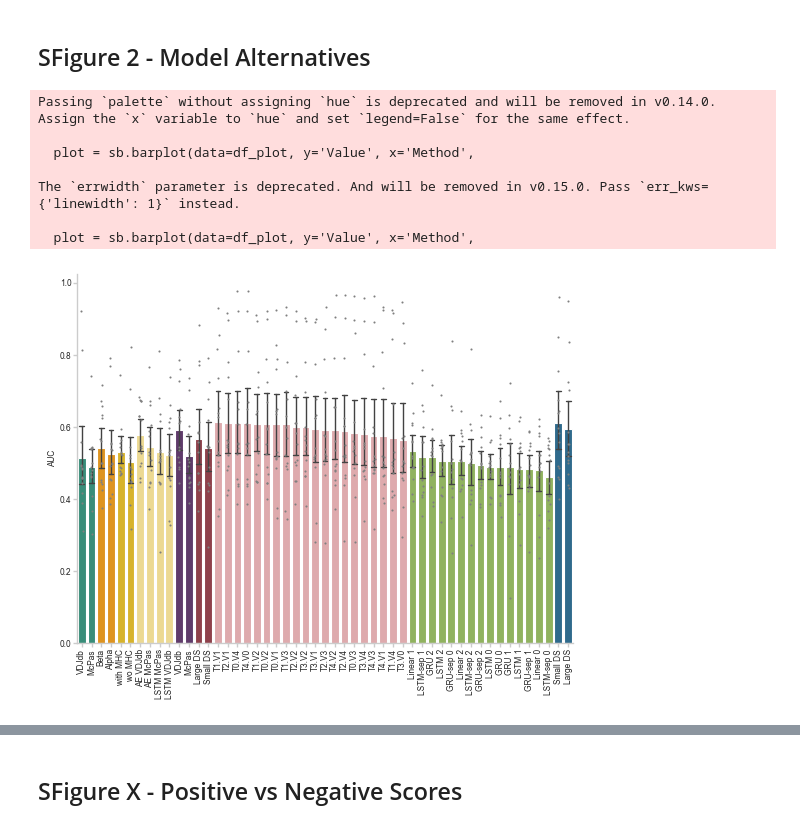
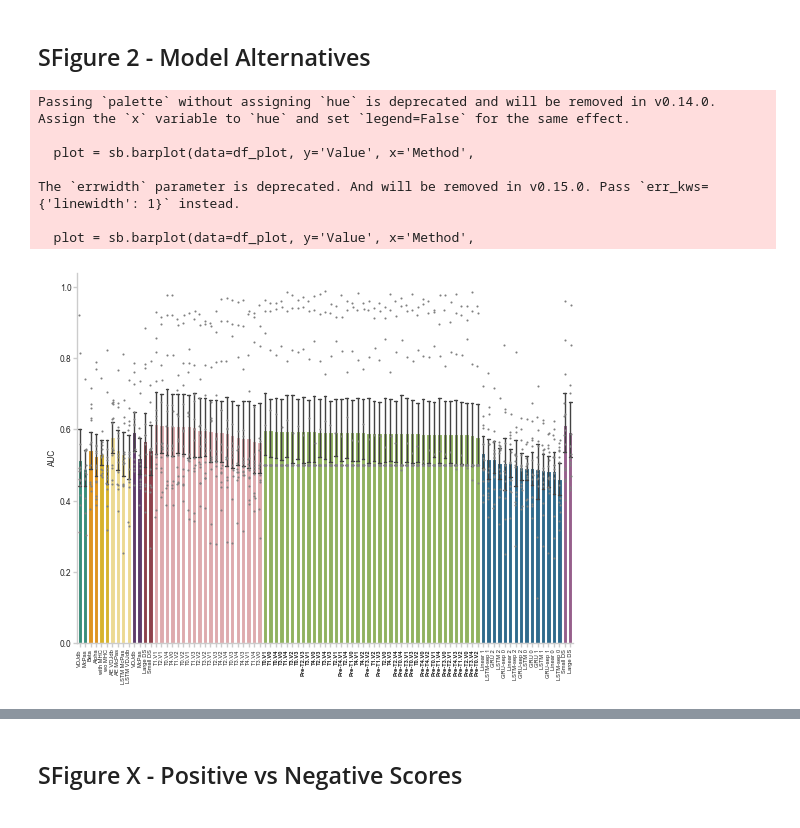
Before and after one commit to SchubertLab/benchmark_TCRprediction, a Jupyter notebook: manuscript/Figure_viral.ipynb, the cells around one changed output, grey strips where cells are left out. Drawn from its saved outputs; the diff is of its cells as text; code cells hidden in the pictures.

```diff
--- a/manuscript/Figure_viral.ipynb
+++ b/manuscript/Figure_viral.ipynb
@@ -150,12 +206,13 @@ df_all_dbs
 ### Performance
 # %%
 path_viral = '../results/results_viral_all_models_and_options.csv'
-df_performance_all = pd.read_csv(path_viral, index_col=0)
-df_performance_all['Metric'] = df_performance_all['Metric'].replace('AverageRank', 'Rank')
-df_performance_all['BaseModel'] = df_performance_all['Method'].str.split('_').str[0]
-df_performance_all['Variant'] = df_performance_all['Method'].str.split('_').str[1:].str.join('_')
-df_performance_all['Group'] = df_performance_all['Group'].str.split('_HLA').str[0]
-df_performance_all.head(5)
+df_performance_gen = pd.read_csv(path_viral, index_col=0)
+df_performance_gen['Metric'] = df_performance_gen['Metric'].replace('AverageRank', 'Rank')
+df_performance_gen['BaseModel'] = df_performance_gen['Method'].str.split('_').str[0]
+df_performance_gen['Variant'] = df_performance_gen['Method'].str.split('_').str[1:].str.join('_')
+df_performance_gen['Group'] = df_performance_gen['Group'].str.split('_HLA').str[0]
+df_performance_gen = df_performance_gen[df_performance_gen['Metric'].isin(['Rank', 'R@1', 'R@3', 'AUC', 'APS', 'F1-Score'])]
+df_performance_gen.head(5)
 # %% [output]
 |  | Method | Dataset | Group | Support | Metric_Type | Metric | Value | BaseModel | Variant |
 | 0 | bertrand | Viral | full_data | 638 | MPS | Rank | 6.923197 | bertrand |  |
@@ -290,6 +315,8 @@ df_performance_cat_all['Group'] = df_performance_cat_all['Group'].str.split('_HL
 df_performance_cat_all['Method'] = df_performance_cat_all['Method'].str.replace('nettcr', 'nettcrcat')
 print(len(df_performance_cat_all))
 df_performance_cat_all = df_performance_cat_all[df_performance_cat_all['Value'].notna()]
+df_performance_cat_all = df_performance_cat_all[df_performance_cat_all['Metric'].isin(
+    ['Rank', 'R@1', 'R@3', 'AUC', 'APS', 'F1-Score'])]
 print(len(df_performance_cat_all))
 df_performance_cat_all.head(5)
 # %% [output]
@@ -375,8 +470,8 @@ Name: Value, dtype: float64
 # %% [markdown]
 ## Supplementary file
 # %%
-df_tmp = pd.concat([df_performance_all, df_performance_cat_all]).reset_index(drop=True)
-df_tmp.to_csv('../supplement/S1_metrics_viral_dataset.csv')
+df_performance_all = pd.concat([df_performance_gen, df_performance_cat_all]).reset_index(drop=True)
+df_performance_all.to_csv('../supplement/S1_metrics_viral_dataset.csv')
 # %% [markdown]
 ## Select best model Version
 If a method provided several models, we will select the one with the best AUC macro-averaged over all epitopes.
@@ -1057,7 +1293,7 @@ The `errwidth` parameter is deprecated. And will be removed in v0.15.0. Pass `er
 ## SFigure 2 - Model Alternatives
 # %%
 base_methods = sorted(df_performance_alt['BaseModel'].unique(), key=lambda x: x.lower())
-colors_models = {m: met_brewer.met_brew(name='Signac', n=9, brew_type='discrete')[i]  # sb.color_palette('pastel')[i]
+colors_models = {m: met_brewer.met_brew(name='Signac', n=10, brew_type='discrete')[i]  # sb.color_palette('pastel')[i]
                  for i, m in enumerate(base_methods)}
 # %%
 def plot_alternatives(df, metric, sort_by='Average', ax=None, rdm=None):
@@ -1080,36 +1316,39 @@ def plot_alternatives(df, metric, sort_by='Average', ax=None, rdm=None):
     plot = sb.stripplot(data=df_plot, y='Value', x='Method',
                           order=order,
                           color='gray',
                           size=1.5,
                           ax=ax)
 
     xlabels = plot.get_xticklabels()
-    xlabels = [' '.join(el.get_text().split(' ')[1:]) for el in xlabels]
-    plot.set_xticklabels(xlabels, rotation=90)
+    [el.set_weight('bold') for el in xlabels if el.get_text().split(' ')[0] in ['nettcrcat', 'mixtcrpred', 'tcrgp']]
+    [el.set_text(' '.join(el.get_text().split(' ')[1:])) for el in xlabels]
+    plot.set_xticklabels(xlabels, rotation=90, fontsize='x-small')
+    #labels = ax_b.get_xticklabels()
+    #[el.set_weight('bold') for el in labels if el.get_text() in ['NetTCR-Cat', 'MixTCRpred', 'TCRGP']]
 
     sb.despine(ax=plot)
     plot.grid(False)
     plot.set_ylabel(metric, labelpad=2)
     plot.set_xlabel(None)
     plot.tick_params(axis='both', pad=1, color=plot.spines["bottom"].get_edgecolor(),
                      length=3, width=1, left=True, bottom=True)
 
     plot.spines['left'].set_linewidth(utils_plot.LINEWIDTH)
     plot.spines['bottom'].set_linewidth(utils_plot.LINEWIDTH)
 
     if rdm is not None:
         plot.axhline(y=rdm, color='gray', linestyle='--')
 
 plot_alternatives(df_performance_alt, 'AUC')
 # %% [output]
 Passing `palette` without assigning `hue` is deprecated and will be removed in v0.14.0. Assign the `x` variable to `hue` and set `legend=False` for the same effect.
 
   plot = sb.barplot(data=df_plot, y='Value', x='Method',
 
 The `errwidth` parameter is deprecated. And will be removed in v0.15.0. Pass `err_kws={'linewidth': 1}` instead.
 
   plot = sb.barplot(data=df_plot, y='Value', x='Method',
-[figure, old version]
+[figure, new version]
 # %%
 scale = 1
 fig = plt.figure(figsize=(TEXT_WIDTH * scale, TEXT_WIDTH * scale * 0.5),
```
Also changed, not shown: parts of 72 cells of this notebook, 4 other files.
